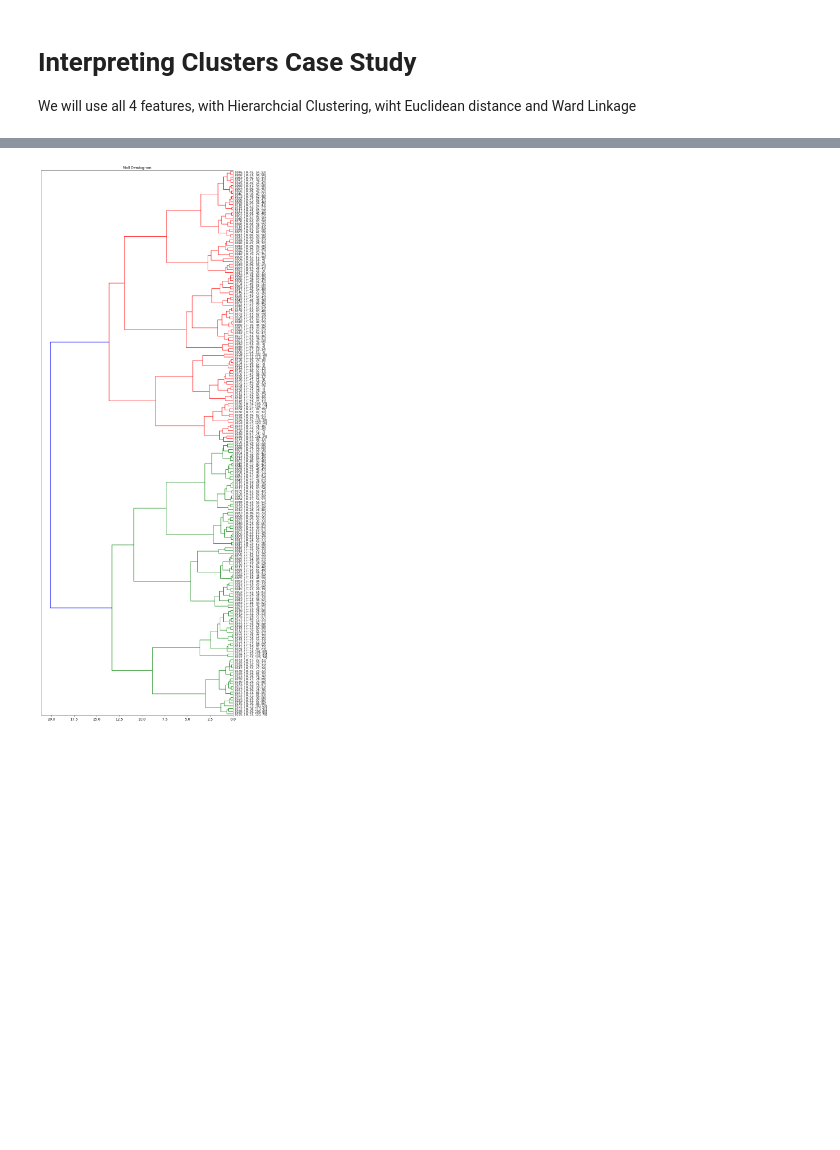
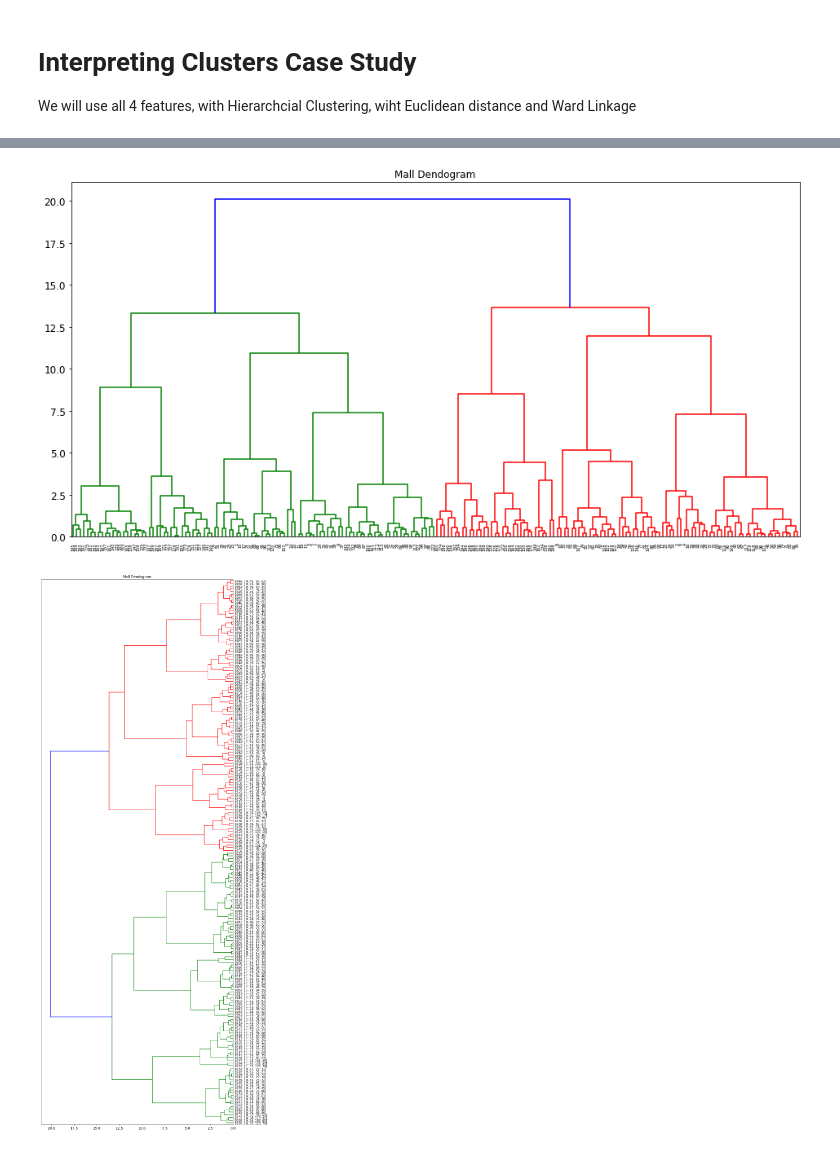
Before and after one commit to stepthom/sandbox, a Jupyter notebook: slides_clustering_interpret.ipynb, the cells around one changed output, grey strips where cells are left out. Saved outputs shown, nothing was run; the diff lists cells and outputs as text; code cells hidden in the pictures; blank space fills up the shorter version.

```diff
--- a/slides_clustering_interpret.ipynb
+++ b/slides_clustering_interpret.ipynb
@@ -127,4 +127,13 @@ array([[ 1.13, -1.28, -1.74,  1.2 ],
 import scipy.cluster
 
 aggl = scipy.cluster.hierarchy.linkage(X, method='ward', metric='euclidean')
+# %%
+# Plot the dendogram 0 this time with better labels
+plt.figure(figsize=(16, 8));
+plt.grid(False)
+plt.title("Mall Dendogram");
+dend = scipy.cluster.hierarchy.dendrogram(aggl);
+plt.savefig('out/mall_dendro_1.png');
+# %% [output]
+[figure, added]
 # %%
```
Also changed, not shown: parts of 9 cells of this notebook.
